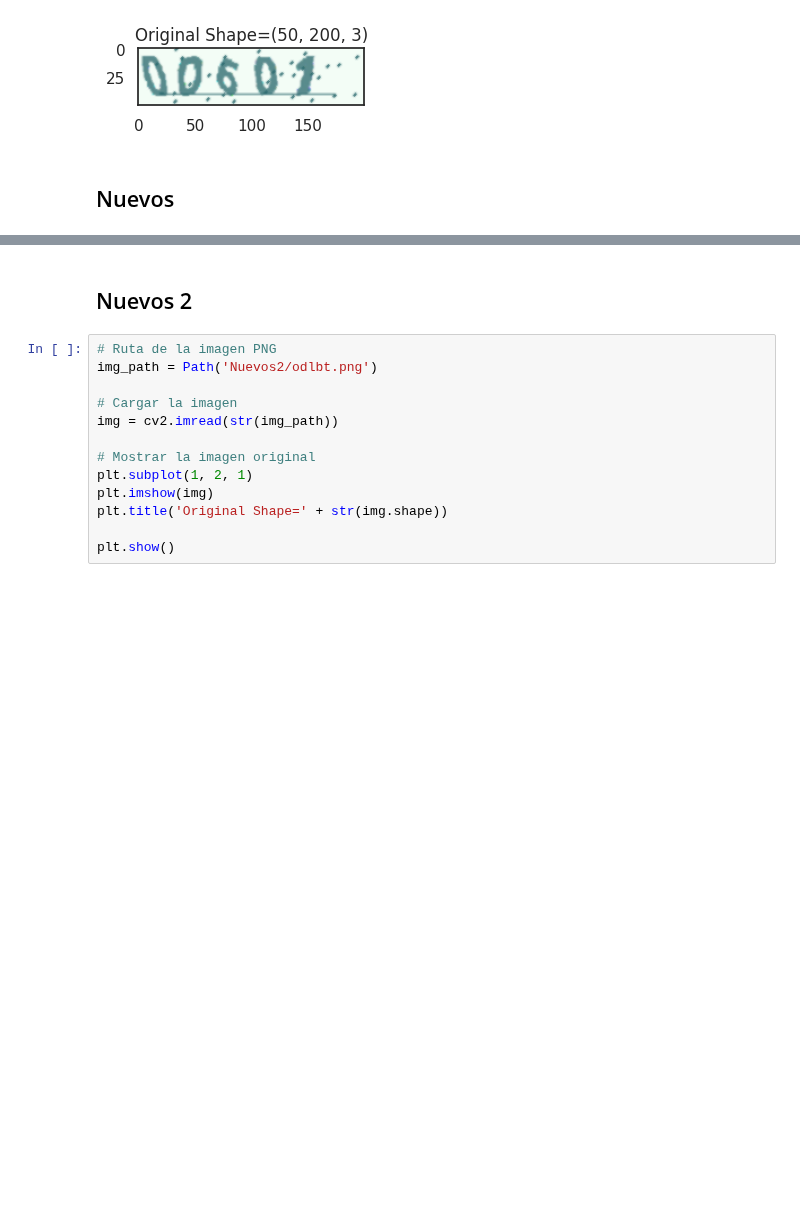
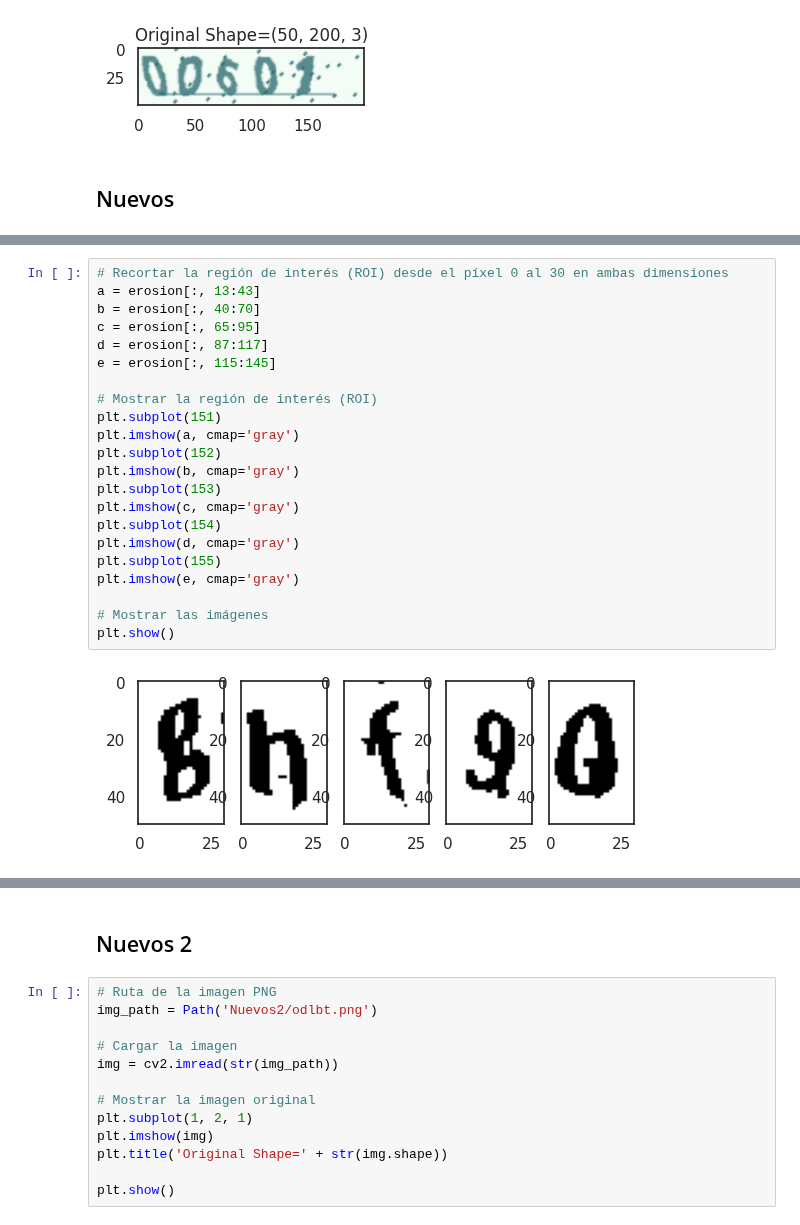
Before and after one commit to cabamarcos/Captcha_recognition, a Jupyter notebook: solofaltantes.ipynb, the cells around one changed output, grey strips where cells are left out. Drawn from its saved outputs; the diff is of its cells as text; blank space fills up the shorter version.

```diff
--- a/solofaltantes.ipynb
+++ b/solofaltantes.ipynb
@@ -609,0 +727,24 @@ plt.show()
+# %%
+# Recortar la región de interés (ROI) desde el píxel 0 al 30 en ambas dimensiones
+a = erosion[:, 13:43]
+b = erosion[:, 40:70]
+c = erosion[:, 65:95]
+d = erosion[:, 87:117]
+e = erosion[:, 115:145]
+
+# Mostrar la región de interés (ROI)
+plt.subplot(151)
+plt.imshow(a, cmap='gray')
+plt.subplot(152)
+plt.imshow(b, cmap='gray')
+plt.subplot(153)
+plt.imshow(c, cmap='gray')
+plt.subplot(154)
+plt.imshow(d, cmap='gray')
+plt.subplot(155)
+plt.imshow(e, cmap='gray')
+
+# Mostrar las imágenes
+plt.show()
+# %% [output]
+[figure, added]
```
Also changed, not shown: parts of 29 cells of this notebook.
